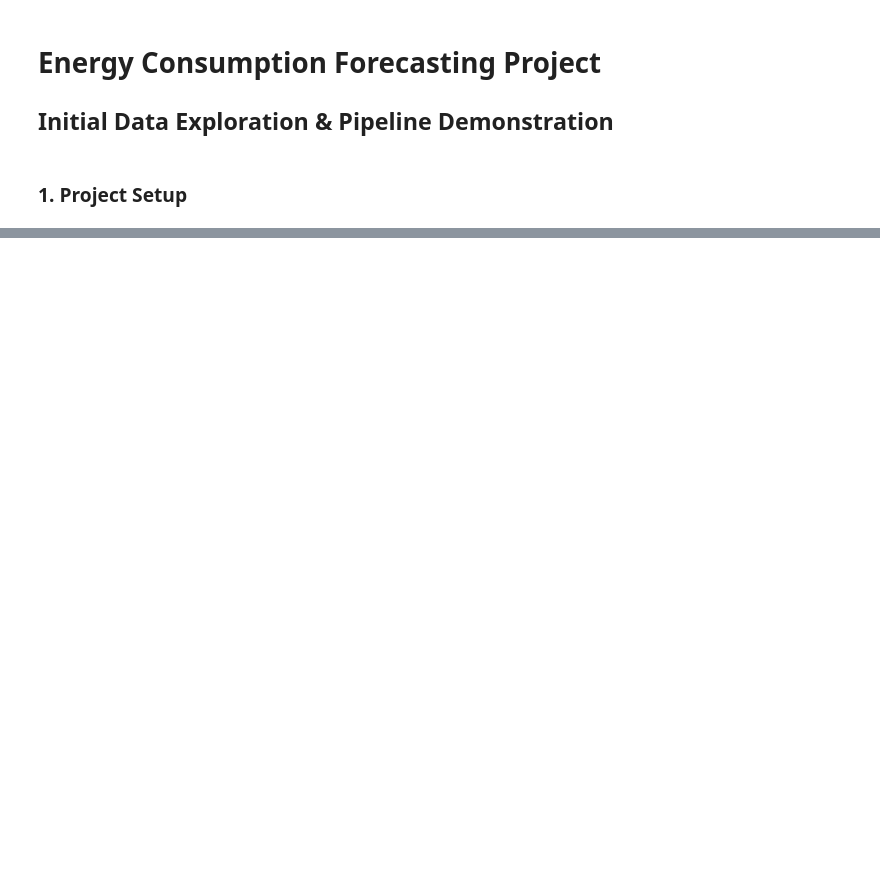
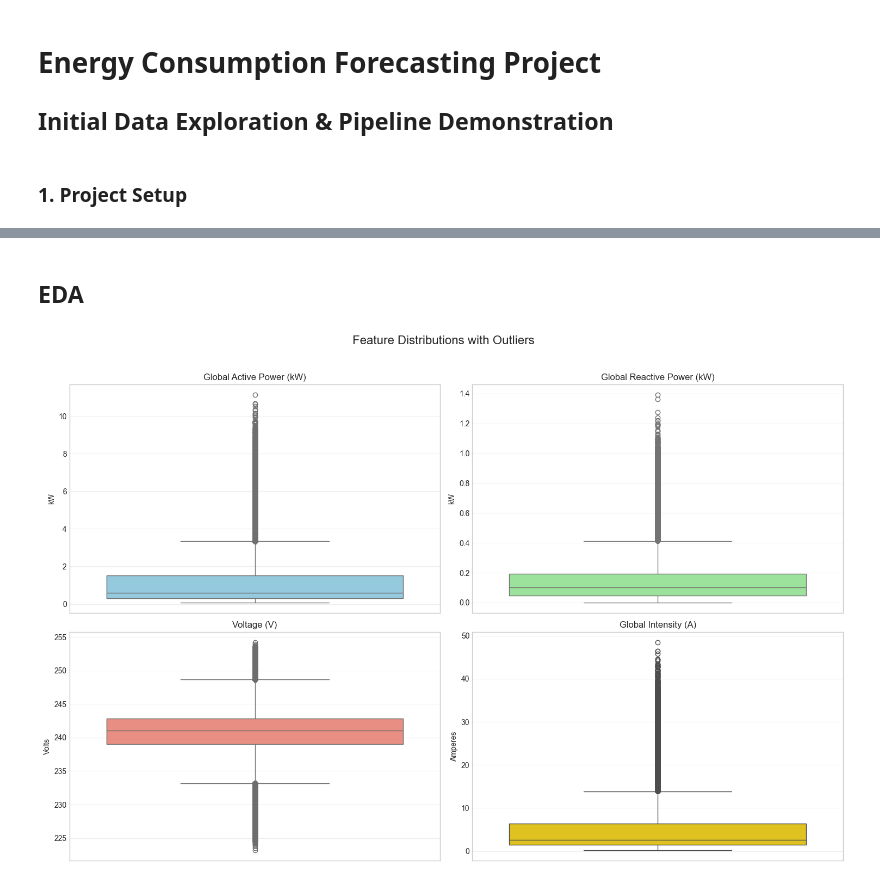
Before and after one commit to Ali-rashaideh/energy_forecasting_project, a Jupyter notebook: notebooks/EDA.ipynb, the cells around one changed output, grey strips where cells are left out. Saved outputs shown, nothing was run; the diff lists cells and outputs as text; code cells hidden in the pictures; blank space fills up the shorter version.

```diff
--- a/notebooks/EDA.ipynb
+++ b/notebooks/EDA.ipynb
@@ -133,0 +51,6 @@ def plot_hourly_patterns(df, title_suffix=""):
+# %%
+print("Loading data...")
+df_without_na = pd.read_csv(raw_file_path, sep=';')
+print("Loading data...")
+df = pd.read_csv(raw_file_path, sep=';', na_values=['?', 'nan'], parse_dates={'datetime': ['Date', 'Time']})
+df.set_index('datetime', inplace=True)
@@ -133,0 +86,5 @@ def plot_hourly_patterns(df, title_suffix=""):
+# %%
+df.fillna(method='ffill', inplace=True)
+
+print("\nMissing values after imputation:")
+print(df.isnull().sum())
@@ -133,0 +101,34 @@ def plot_hourly_patterns(df, title_suffix=""):
+# %% [markdown]
+## EDA
+# %%
+fig, axes = plt.subplots(2, 2, figsize=(15, 10))
+fig.suptitle('Feature Distributions with Outliers', fontsize=16)
+
+# Global_active_power
+sns.boxplot(y=df['Global_active_power'], ax=axes[0,0], color='skyblue')
+axes[0,0].set_title('Global Active Power (kW)')
+axes[0,0].set_ylabel('kW')
+axes[0,0].grid(axis='y', alpha=0.3)
+
+# Global_reactive_power
+sns.boxplot(y=df['Global_reactive_power'], ax=axes[0,1], color='lightgreen')
+axes[0,1].set_title('Global Reactive Power (kW)')
+axes[0,1].set_ylabel('kW')
+axes[0,1].grid(axis='y', alpha=0.3)
+
+# Voltage
+sns.boxplot(y=df['Voltage'], ax=axes[1,0], color='salmon')
+axes[1,0].set_title('Voltage (V)')
+axes[1,0].set_ylabel('Volts')
+axes[1,0].grid(axis='y', alpha=0.3)
+
+# Global_intensity
+sns.boxplot(y=df['Global_intensity'], ax=axes[1,1], color='gold')
+axes[1,1].set_title('Global Intensity (A)')
+axes[1,1].set_ylabel('Amperes')
+axes[1,1].grid(axis='y', alpha=0.3)
+
+plt.tight_layout(rect=[0, 0, 1, 0.96])
+plt.show()
+# %% [output]
+[figure, added]
```
Also changed, not shown: parts of 28 cells of this notebook, 2 other files.
